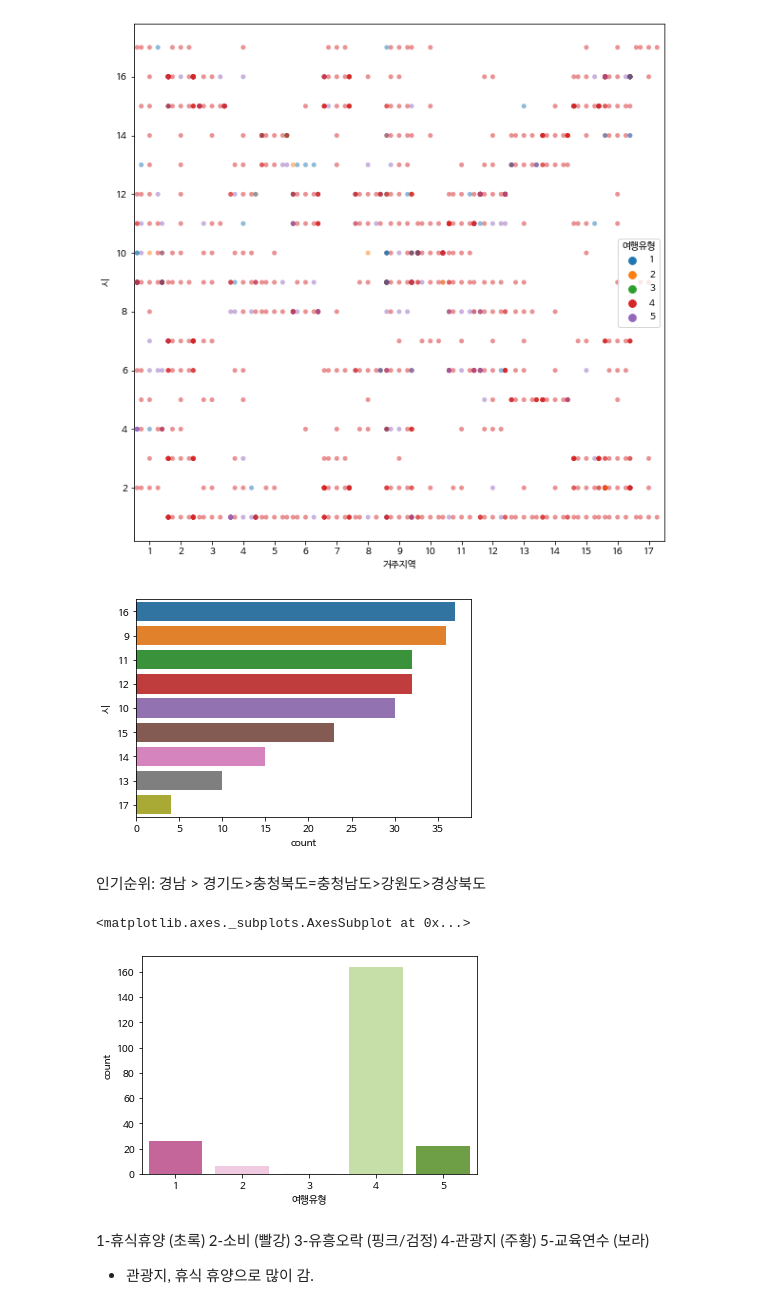
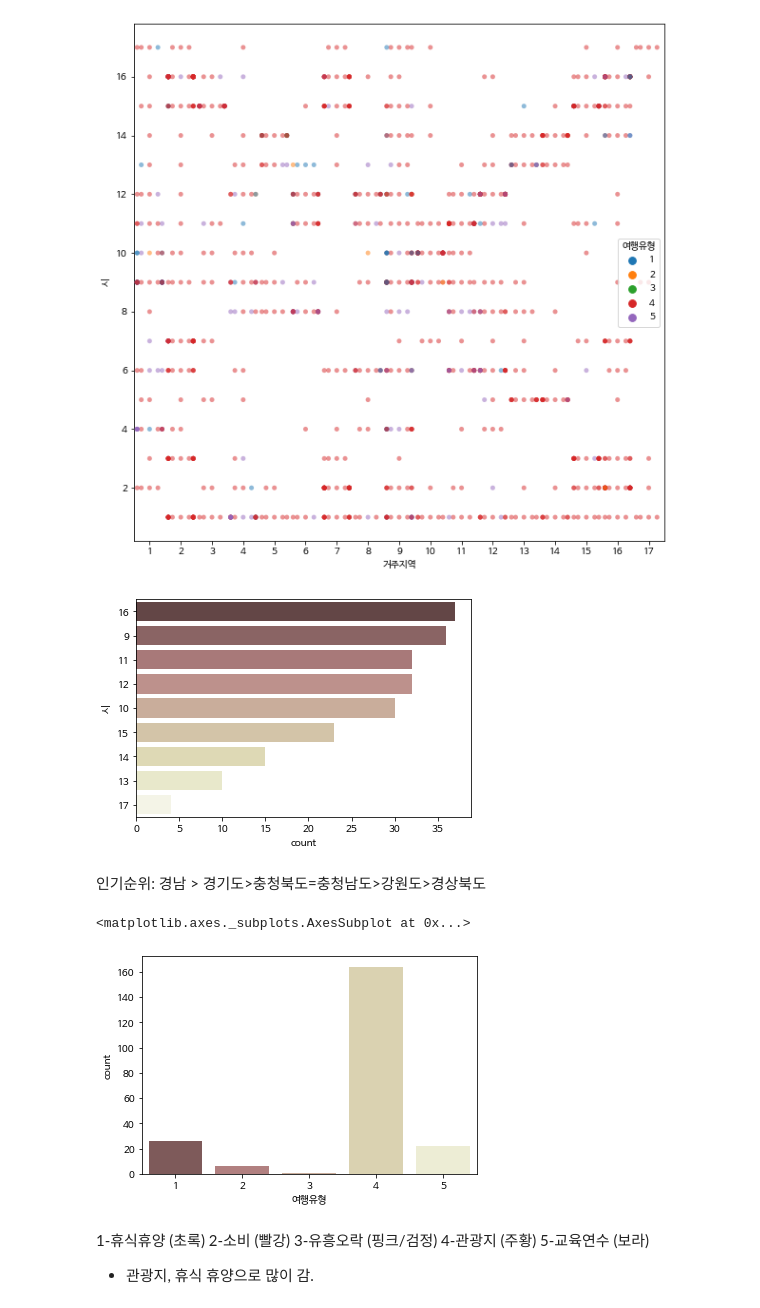
Before and after one commit to shstudy/ITB_3team, a Jupyter notebook: 3team_[보조]EDA_시각화.ipynb, the cells around one changed output. Cells and saved outputs as stored; diff of their text form; code cells hidden in the pictures.

```diff
--- a/3team_[보조]EDA_시각화.ipynb
+++ b/3team_[보조]EDA_시각화.ipynb
@@ -112,6 +94,6 @@ for i in range(len(feature)):
     plt.subplot(15,4,i+1)
     plt.subplots_adjust(left=0.125, bottom=0.1,  right=0.9, top=0.9, wspace=0.2, hspace=0.35)
     plt.title(feature[i])
-    sns.countplot(x= df[feature[i]], data = df1, palette='PiYG')
+    sns.countplot(x= df[feature[i]], data = df1, palette='pink')
 plt.show()
 # %% [output]
@@ -338,17 +318,17 @@ plt.gcf().set_size_inches(10, 10)
 # %%
 localdf = df1[df1['시'] == df1['거주지역']]
 # %%
-sns.countplot(y='시', data=localdf, order = localdf['시'].value_counts().index)
+sns.countplot(y='시', data=localdf, order = localdf['시'].value_counts().index, palette='pink')
 plt.show()
 # %% [output]
-[figure, old version]
+[figure, new version]
 # %% [markdown]
 인기순위: 경남 > 경기도>충청북도=충청남도>강원도>경상북도
 # %%
-sns.countplot(x='여행유형', data = localdf, palette='PiYG')
+sns.countplot(x='여행유형', data = localdf, palette='pink')
 # %% [output]
 <matplotlib.axes._subplots.AxesSubplot at 0x...>
-[figure, old version]
+[figure, new version]
 # %% [markdown]
 1-휴식휴양 (초록)
 2-소비 (빨강)
```
Also changed, not shown: parts of 37 cells of this notebook.
